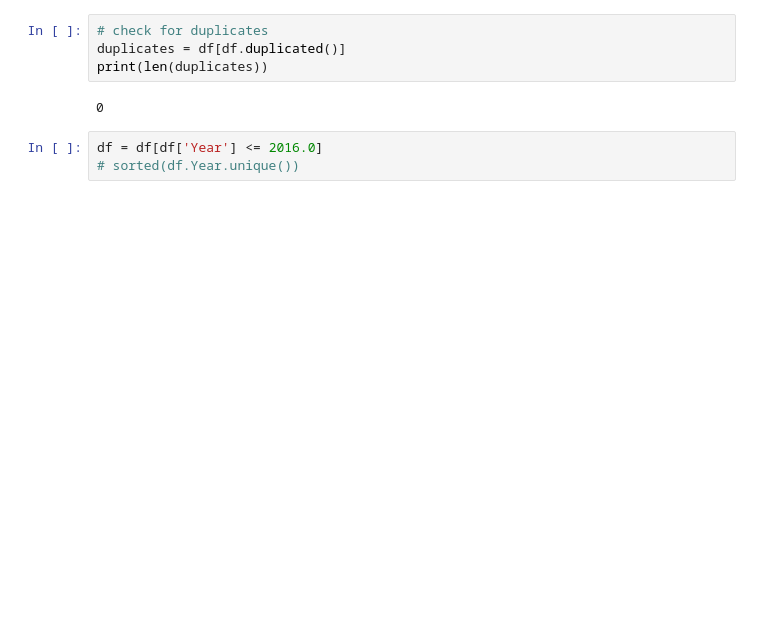
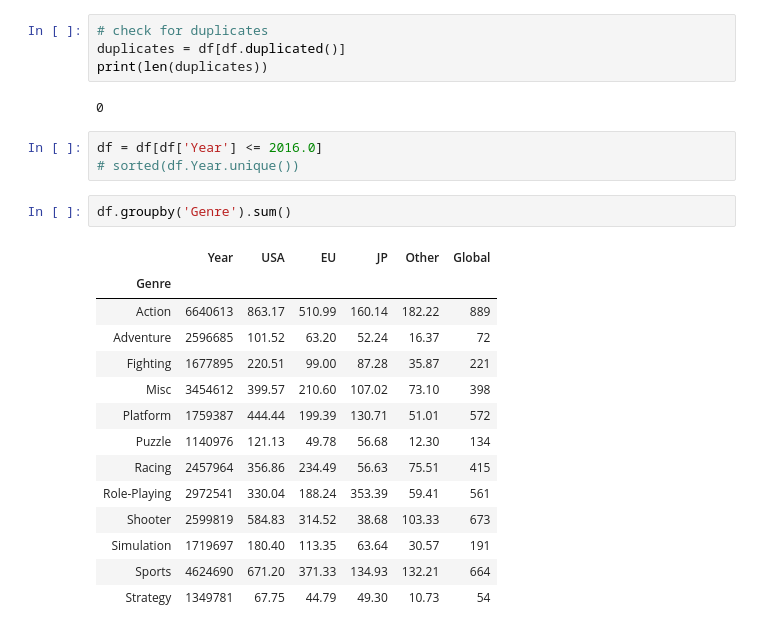
Before and after one commit to LeDorean/videogame_analysis, a Jupyter notebook: Untitled1.ipynb, the cells around one changed output. Cells and saved outputs as stored; diff of their text form; blank space fills up the shorter version.

```diff
--- a/Untitled1.ipynb
+++ b/Untitled1.ipynb
@@ -204,3 +204,20 @@ print(len(duplicates))
 # %%
 df = df[df['Year'] <= 2016.0]
 # sorted(df.Year.unique())
+# %%
+df.groupby('Genre').sum()
+# %% [output]
+|  | Year | USA | EU | JP | Other | Global |
+| Genre |  |  |  |  |  |  |
+| Action | 6640613 | 863.17 | 510.99 | 160.14 | 182.22 | 889 |
+| Adventure | 2596685 | 101.52 | 63.20 | 52.24 | 16.37 | 72 |
+| Fighting | 1677895 | 220.51 | 99.00 | 87.28 | 35.87 | 221 |
+| Misc | 3454612 | 399.57 | 210.60 | 107.02 | 73.10 | 398 |
+| Platform | 1759387 | 444.44 | 199.39 | 130.71 | 51.01 | 572 |
+| Puzzle | 1140976 | 121.13 | 49.78 | 56.68 | 12.30 | 134 |
+| Racing | 2457964 | 356.86 | 234.49 | 56.63 | 75.51 | 415 |
+| Role-Playing | 2972541 | 330.04 | 188.24 | 353.39 | 59.41 | 561 |
+| Shooter | 2599819 | 584.83 | 314.52 | 38.68 | 103.33 | 673 |
+| Simulation | 1719697 | 180.40 | 113.35 | 63.64 | 30.57 | 191 |
+| Sports | 4624690 | 671.20 | 371.33 | 134.93 | 132.21 | 664 |
+| Strategy | 1349781 | 67.75 | 44.79 | 49.30 | 10.73 | 54 |
```
Also changed, not shown: parts of 3 cells of this notebook.
